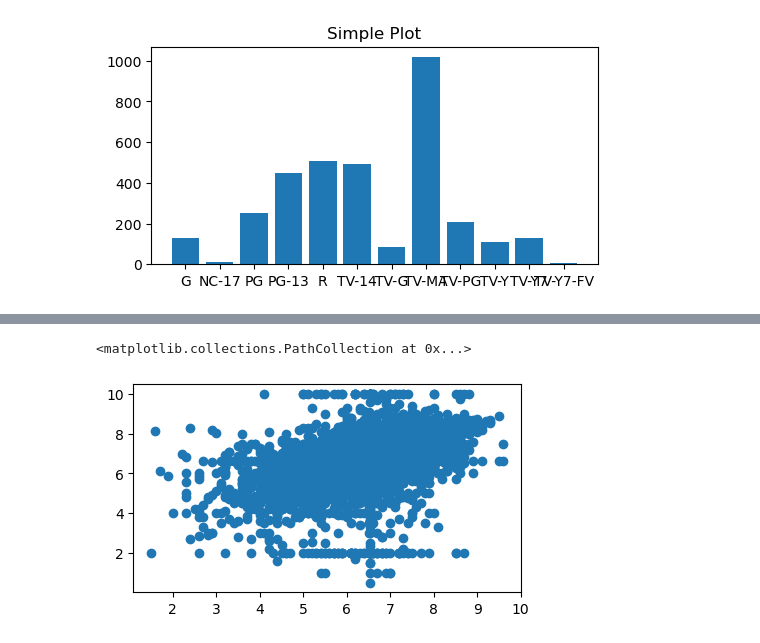
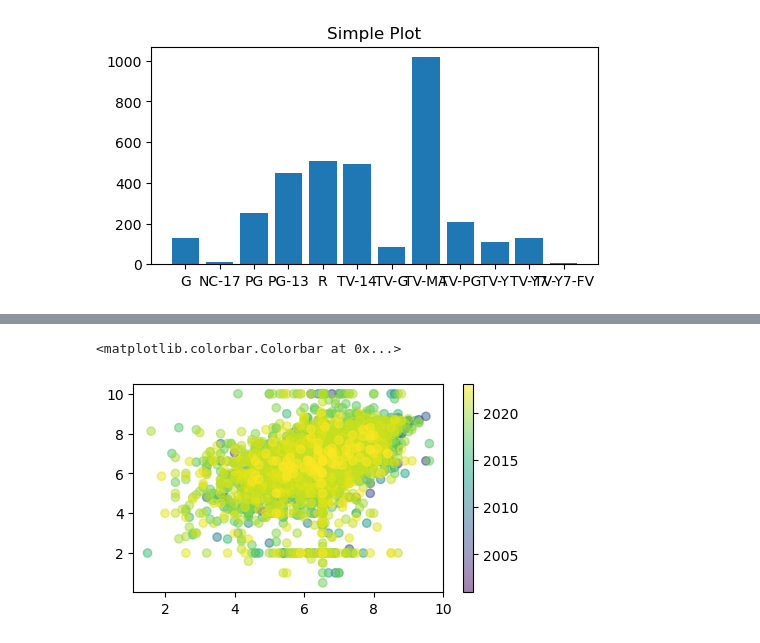
Before and after one commit to Ftagliavini/DataScience, a Jupyter notebook: Tagliavini-desafio02.ver02.ipynb, the cells around one changed output, grey strips where cells are left out. Saved outputs shown, nothing was run; the diff lists cells and outputs as text; code cells hidden in the pictures.

```diff
--- a/Tagliavini-desafio02.ver02.ipynb
+++ b/Tagliavini-desafio02.ver02.ipynb
@@ -331,0 +362,5 @@ calificaciones.describe()
+# %%
+calificaciones_20s = titulos_nfx[titulos_nfx['release_year'] > 2000]
+calificaciones_20s =calificaciones_20s[['imdb_score','tmdb_score','release_year']]
+print(calificaciones_20s.head(5))
+calificaciones_20s.isnull().sum()
@@ -331,0 +391,3 @@ calificaciones.describe()
+# %%
+calificaciones_20s['imdb_score'] = calificaciones_20s['imdb_score'].fillna(calificaciones_20s['imdb_score'].mean())
+calificaciones_20s['tmdb_score'] = calificaciones_20s['tmdb_score'].fillna(calificaciones_20s['tmdb_score'].mean())
@@ -332,6 +408,7 @@ calificaciones.describe()
 # %%
 fig, ax = plt.subplots(figsize=(5, 2.7))
-ax.scatter(calificaciones.imdb_score, calificaciones.tmdb_score)
+mapa_20s = ax.scatter(calificaciones_20s['imdb_score'], calificaciones_20s['tmdb_score'],c=calificaciones_20s['release_year'],alpha=0.5)
+fig.colorbar(mapa_20s)
 # %% [output]
-<matplotlib.collections.PathCollection at 0x...>
+<matplotlib.colorbar.Colorbar at 0x...>
-[figure, old version]
+[figure, new version]
```
Also changed, not shown: parts of 15 cells of this notebook.
